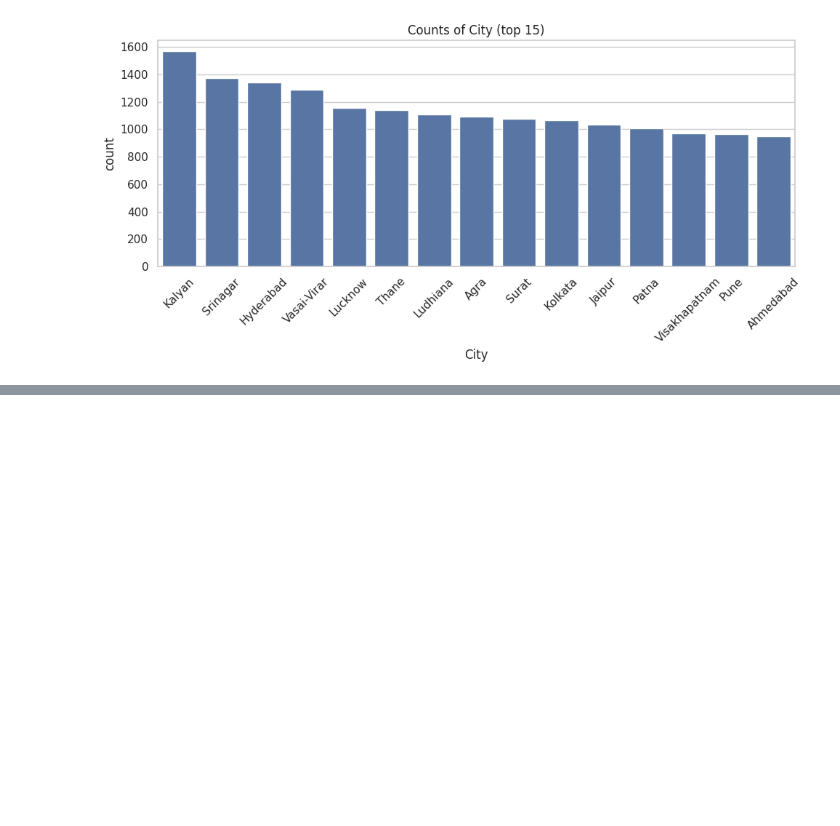
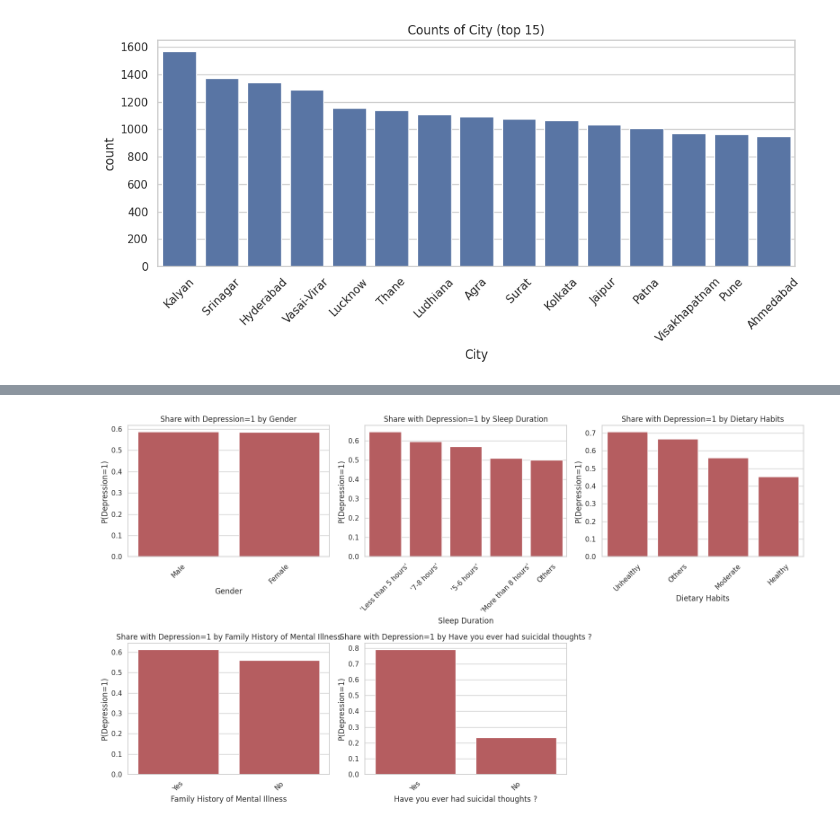
Before and after one commit to JakBialas/Student-Depression-Analysis, a Jupyter notebook: notebooks/01_eda.ipynb, the cells around one changed output, grey strips where cells are left out. Cells and saved outputs as stored; diff of their text form; code cells hidden in the pictures; blank space fills up the shorter version.

```diff
--- a/notebooks/01_eda.ipynb
+++ b/notebooks/01_eda.ipynb
@@ -154,0 +185,11 @@ plt.show()
+# %%
+fig, axes = plt.subplots(2, 3, figsize=(16, 9))
+for ax, col in zip(axes.flat, cat_cols):
+    plot_categorical_vs_target(df, col, ax=ax)
+for ax in axes.flat[len(cat_cols):]:
+    ax.axis("off")
+fig.tight_layout()
+save_fig(fig, "01_categorical_vs_target", figures_dir="../reports/figures")
+plt.show()
+# %% [output]
+[figure, added]
```
Also changed, not shown: parts of 5 cells of this notebook, 5 other files.
